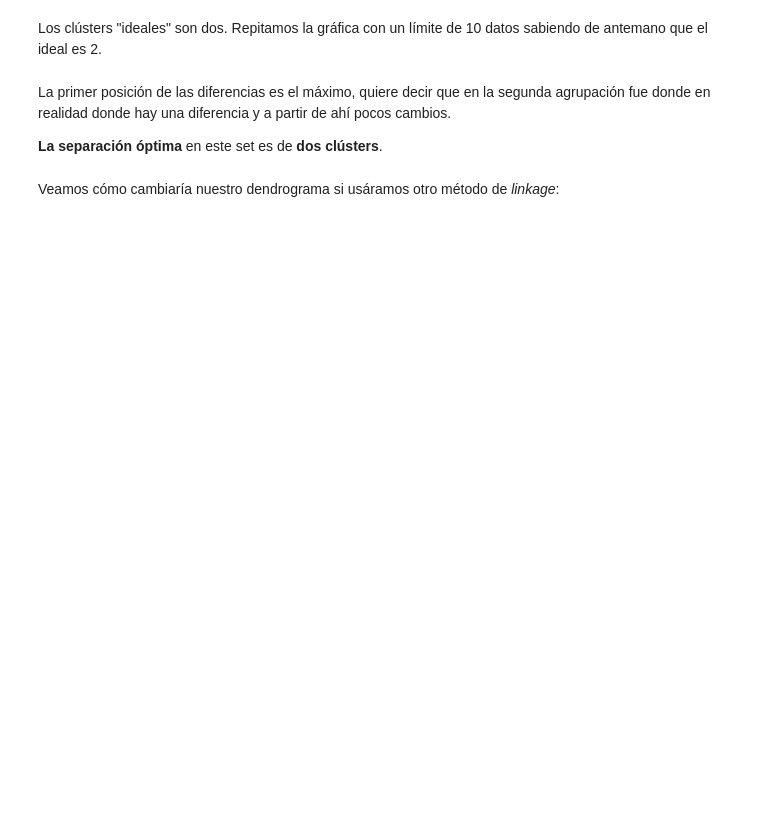
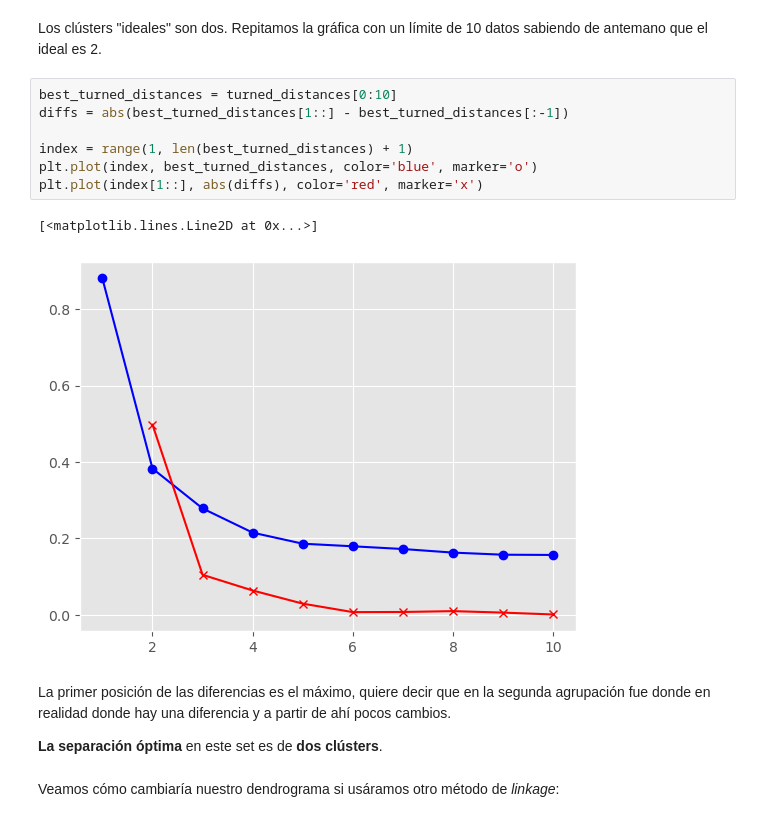
Before and after one commit to HectorH06/Data-Proc-Lab, a Jupyter notebook: Material/14,0_clase_012021.ipynb, the cells around one changed output. Cells and saved outputs as stored; diff of their text form; blank space fills up the shorter version.

```diff
--- a/Material/14,0_clase_012021.ipynb
+++ b/Material/14,0_clase_012021.ipynb
@@ -100,5 +175,15 @@ Sigue sin verse nada, acortemos al máximo. Recordemos que los clústers en real
 # %% [markdown]
 Los clústers "ideales" son dos. Repitamos la gráfica con un límite de 10 datos sabiendo de antemano que el ideal es 2.
+# %%
+best_turned_distances = turned_distances[0:10]
+diffs = abs(best_turned_distances[1::] - best_turned_distances[:-1])
+
+index = range(1, len(best_turned_distances) + 1)
+plt.plot(index, best_turned_distances, color='blue', marker='o')
+plt.plot(index[1::], abs(diffs), color='red', marker='x')
+# %% [output]
+[<matplotlib.lines.Line2D at 0x...>]
+[figure, added]
 # %% [markdown]
 La primer posición de las diferencias es el máximo, quiere decir que en la segunda agrupación fue donde en realidad donde hay una diferencia y a partir de ahí pocos cambios.
 
```
Also changed, not shown: parts of 19 cells of this notebook.
